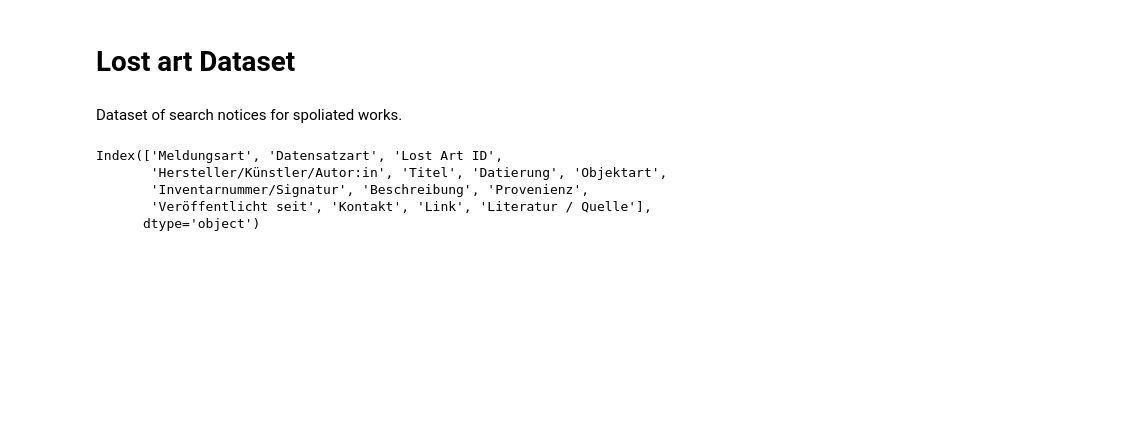
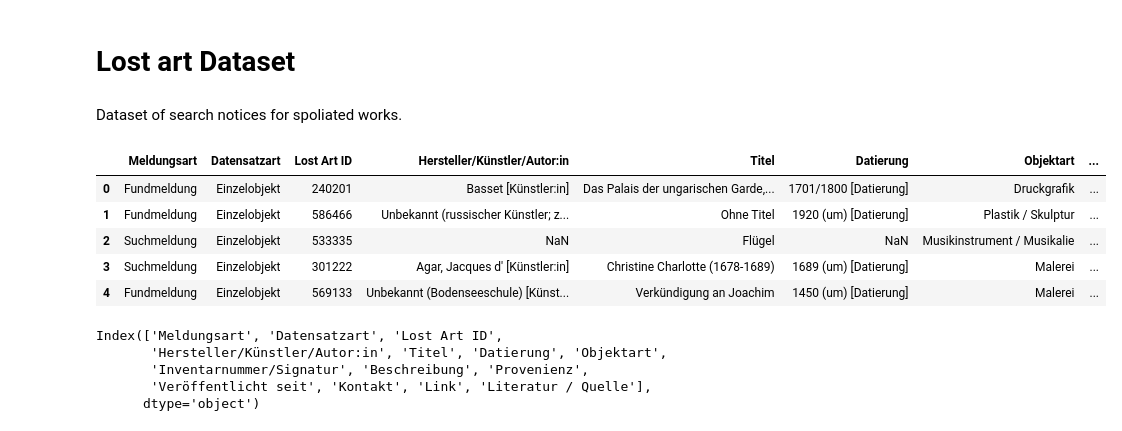
Before and after one commit to MoutetMaxime/multimodal-art-similarity, a Jupyter notebook: notebooks/data_analysis.ipynb, the cells around one changed output. Saved outputs shown, nothing was run; the diff lists cells and outputs as text; code cells hidden in the pictures; blank space fills up the shorter version.

```diff
--- a/notebooks/data_analysis.ipynb
+++ b/notebooks/data_analysis.ipynb
@@ -52,6 +47,14 @@ Found ID: False
 Dataset of search notices for spoliated works.
 # %%
 df_lostart = pd.read_csv("../data/lostart/lostart_start=0.csv", sep=";")
+df_lostart.head()
+# %% [output]
+|  | Meldungsart | Datensatzart | Lost Art ID | Hersteller/Künstler/Autor:in | Titel | Datierung | Objektart | ... |
+| 0 | Fundmeldung | Einzelobjekt | 240201 | Basset [Künstler:in] | Das Palais der ungarischen Garde,... | 1701/1800 [Datierung] | Druckgrafik | ... |
+| 1 | Fundmeldung | Einzelobjekt | 586466 | Unbekannt (russischer Künstler; z... | Ohne Titel | 1920 (um) [Datierung] | Plastik / Skulptur | ... |
+| 2 | Suchmeldung | Einzelobjekt | 533335 | NaN | Flügel | NaN | Musikinstrument / Musikalie | ... |
+| 3 | Suchmeldung | Einzelobjekt | 301222 | Agar, Jacques d' [Künstler:in] | Christine Charlotte (1678-1689) | 1689 (um) [Datierung] | Malerei | ... |
+| 4 | Fundmeldung | Einzelobjekt | 569133 | Unbekannt (Bodenseeschule) [Künst... | Verkündigung an Joachim | 1450 (um) [Datierung] | Malerei | ... |
 # %%
 print(df_lostart.columns)
 
```
Also changed, not shown: parts of 10 cells of this notebook, 15 other files.
